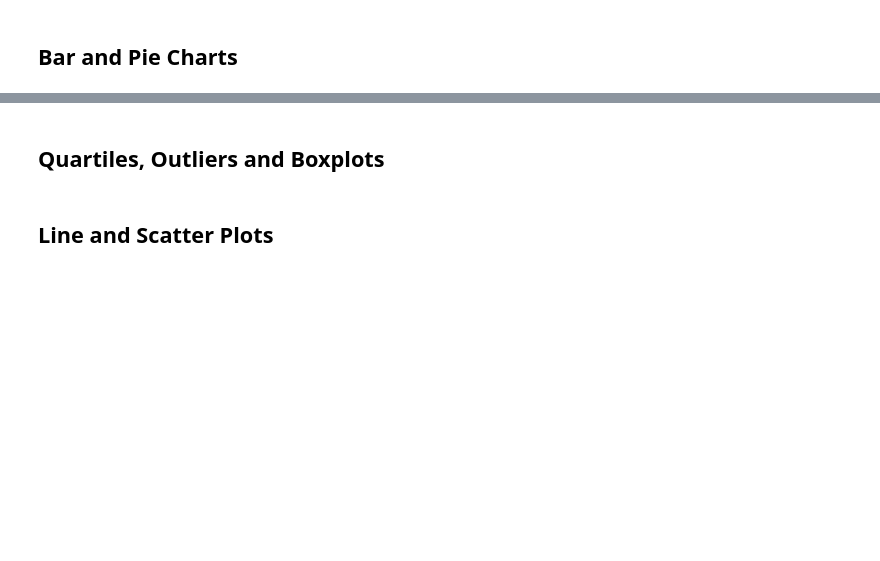
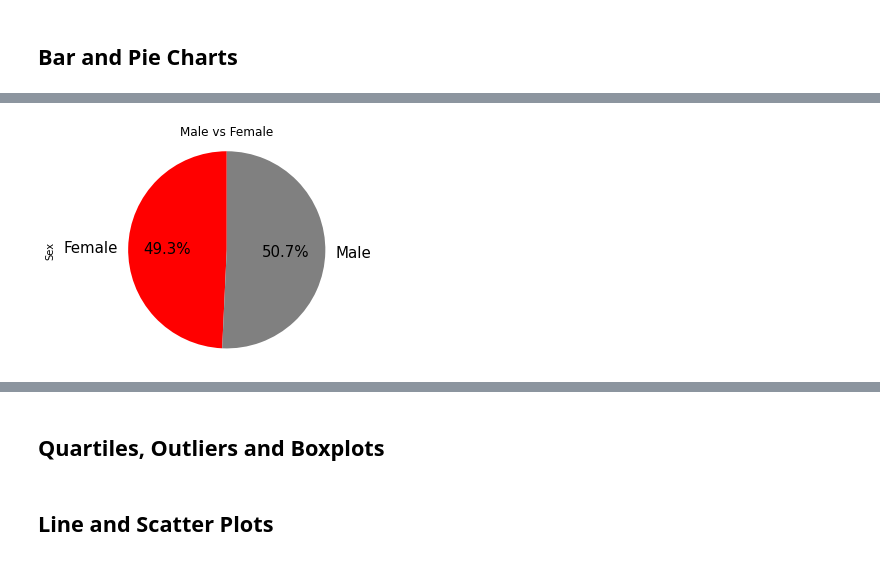
Before and after one commit to Chafloks/Matplotlib-challenge, a Jupyter notebook: pymaceuticals_starter.ipynb, the cells around one changed output, grey strips where cells are left out. Cells and saved outputs as stored; diff of their text form; code cells hidden in the pictures; blank space fills up the shorter version.

```diff
--- a/pymaceuticals_starter.ipynb
+++ b/pymaceuticals_starter.ipynb
@@ -126,0 +131,9 @@ drug_group_stats2
+# %%
+# Generate a pie plot showing the distribution of female versus male mice using pandas
+gender_group = mice_results.groupby('Sex')
+gender_group_count = pd.DataFrame(gender_group['Sex'].count())
+gender_group_count.plot(kind='pie', y='Sex',title="Male vs Female",startangle=90,autopct='%1.1f%%', fontsize=15, colors =["red","gray"],legend =False)
+plt.axis("equal")
+plt.show()
+# %% [output]
+[figure, added]
```
Also changed, not shown: parts of 8 cells of this notebook.
